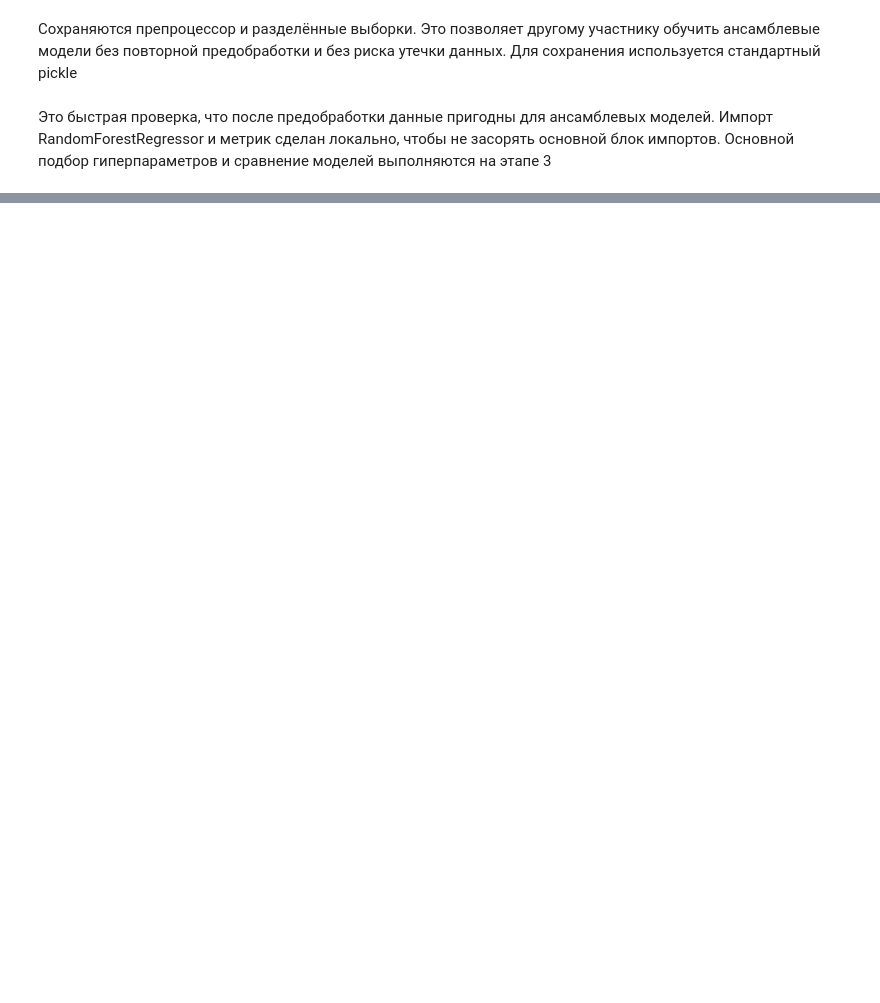
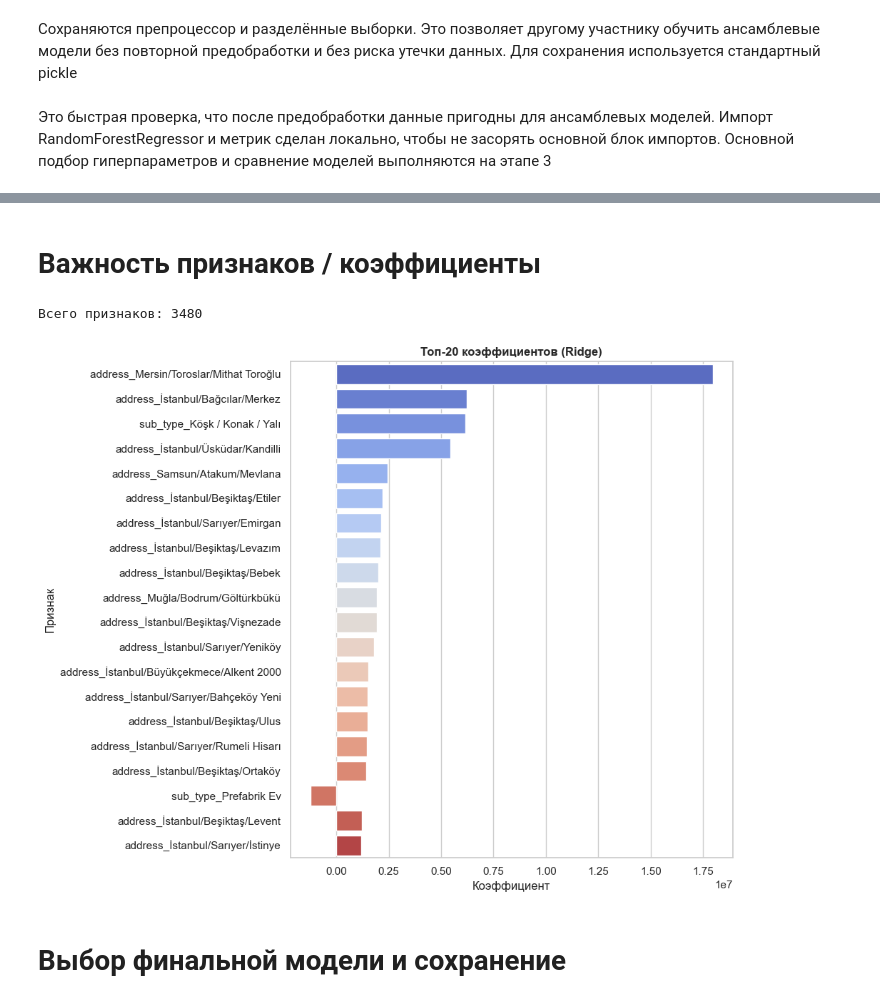
Before and after one commit to velvetrobe/Turkish_real_estate_machine, a Jupyter notebook: real_estate.ipynb, the cells around one changed output, grey strips where cells are left out. Drawn from its saved outputs; the diff is of its cells as text; code cells hidden in the pictures; blank space fills up the shorter version.

```diff
--- a/real_estate.ipynb
+++ b/real_estate.ipynb
@@ -390,0 +967,73 @@ if target is not None:
+# %% [markdown]
+# Важность признаков / коэффициенты
+# %%
+def get_feature_names(preprocessor, num_cols, cat_cols):
+    try:
+        enc = preprocessor.named_transformers_['cat'].named_steps['onehot']
+        cat_names = enc.get_feature_names_out(cat_cols).tolist()
+    except Exception:
+        cat_names = []
+    return list(num_cols) + cat_names
+
+feature_names = get_feature_names(preprocessor, numeric_features, categorical_features)
+print(f"Всего признаков: {len(feature_names)}")
+
+# Для деревянных моделей — feature_importances_
+if best_name in ('Random Forest', 'Decision Tree'):
+    importances = best_model.feature_importances_
+    fi_df = pd.DataFrame({
+        'Признак': feature_names,
+        'Важность': importances,
+    }).sort_values('Важность', ascending=False).head(20)
+
+    plt.figure(figsize=(10, 8))
+    sns.barplot(data=fi_df, x='Важность', y='Признак', palette='viridis')
+    plt.title(f'Топ-20 важных признаков ({best_name})', fontweight='bold')
+    plt.tight_layout()
+    plt.savefig("feature_importance.png", dpi=120, bbox_inches='tight')
+    plt.show()
+    print("\nТоп-10 признаков:")
+    print(fi_df.head(10).to_string(index=False))
+
+# Для линейной модели — коэффициенты
+elif best_name == 'Ridge':
+    coef_df = pd.DataFrame({
+        'Признак': feature_names,
+        'Коэффициент': best_model.coef_,
+    })
+    coef_df['|Коэф|'] = coef_df['Коэффициент'].abs()
+    coef_df = coef_df.sort_values('|Коэф|', ascending=False).head(20)
+
+    plt.figure(figsize=(10, 8))
+    sns.barplot(data=coef_df, x='Коэффициент', y='Признак', palette='coolwarm')
+    plt.title(f'Топ-20 коэффициентов ({best_name})', fontweight='bold')
+    plt.tight_layout()
+    plt.savefig("linear_coefficients.png", dpi=120, bbox_inches='tight')
+    plt.show()
+
+# Для KNN — permutation importance (на маленькой подвыборке!)
+elif best_name == 'KNN':
+    from sklearn.inspection import permutation_importance
+
+    X_perm, y_perm = resample(X_val_cmp, y_val_cmp, n_samples=1000,
+                              random_state=RANDOM_STATE, replace=False)
+    perm = permutation_importance(
+        best_model, X_perm, y_perm,
+        n_repeats=3, random_state=RANDOM_STATE, n_jobs=-1
+    )
+    fi_df = pd.DataFrame({
+        'Признак': feature_names,
+        'Важность': perm.importances_mean,
+    }).sort_values('Важность', ascending=False).head(20)
+
+    plt.figure(figsize=(10, 8))
+    sns.barplot(data=fi_df, x='Важность', y='Признак', palette='viridis')
+    plt.title('Топ-20 признаков (KNN, permutation importance)', fontweight='bold')
+    plt.tight_layout()
+    plt.savefig("knn_feature_importance.png", dpi=120, bbox_inches='tight')
+    plt.show()
+# %% [output]
+Всего признаков: 3480
+[figure, added]
+# %% [markdown]
+# Выбор финальной модели и сохранение
```
Also changed, not shown: parts of 46 cells of this notebook.
